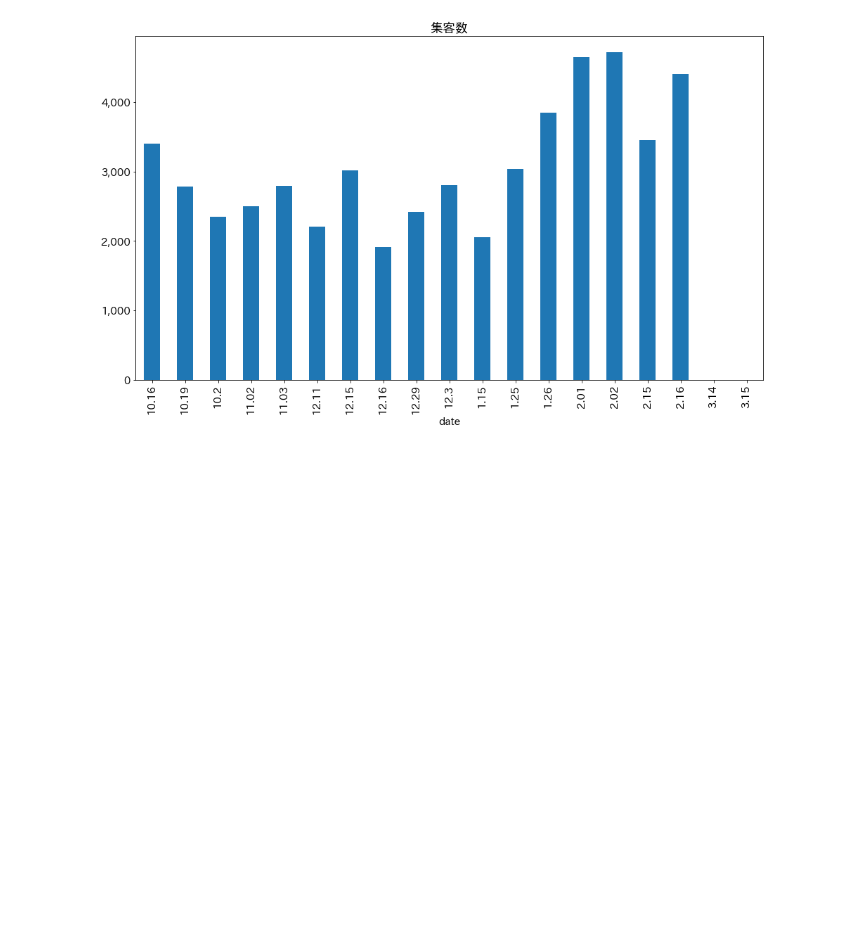
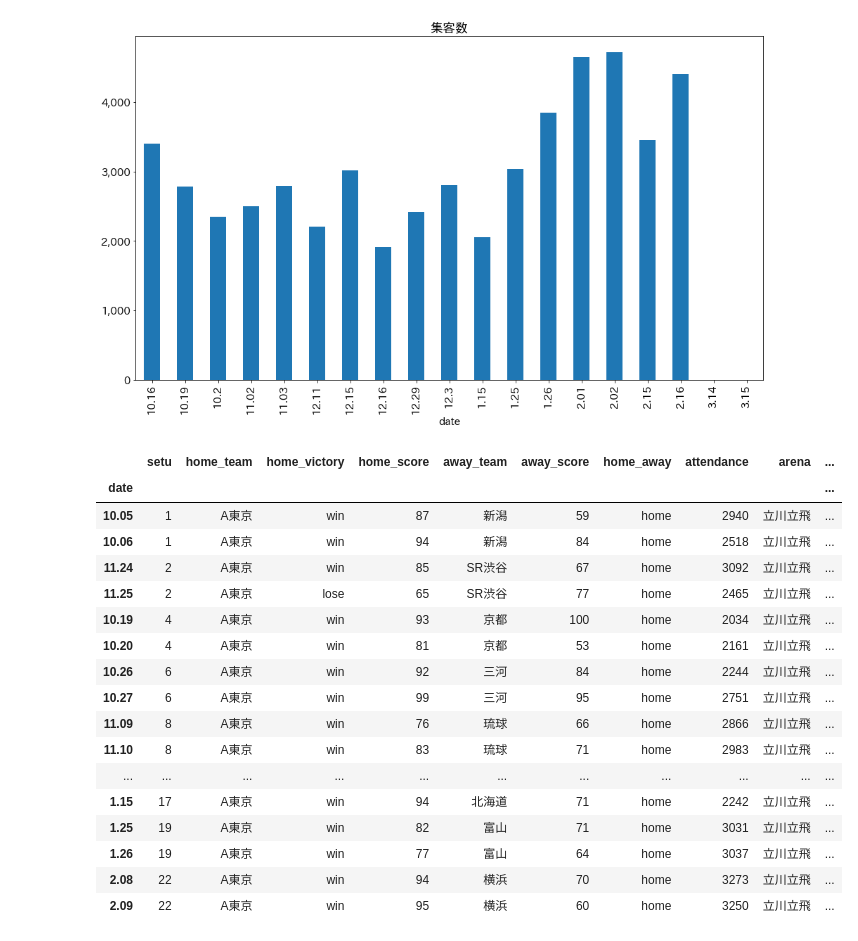
Before and after one commit to hikarut/Data-Science, a Jupyter notebook: notebooks/bleague/attendance/b1.ipynb, the cells around one changed output. Cells and saved outputs as stored; diff of their text form; code cells hidden in the pictures; blank space fills up the shorter version.

```diff
--- a/notebooks/bleague/attendance/b1.ipynb
+++ b/notebooks/bleague/attendance/b1.ipynb
@@ -237,3 +238,26 @@ sanen.attendance.plot(title='集客数', kind='bar', stacked=True, ax=ax)
 # %% [output]
 <matplotlib.axes._subplots.AxesSubplot at 0x...>
 [figure]
+# %%
+atokyo_data = b1[(b1['home_team'] == 'A東京') & (b1['home_away'] == 'home')]
+atokyo = atokyo_data.set_index('date')
+atokyo
+# %% [output]
+|  | setu | home_team | home_victory | home_score | away_team | away_score | home_away | attendance | arena | ... |
+| date |  |  |  |  |  |  |  |  |  | ... |
+| 10.05 | 1 | A東京 | win | 87 | 新潟 | 59 | home | 2940 | 立川立飛 | ... |
+| 10.06 | 1 | A東京 | win | 94 | 新潟 | 84 | home | 2518 | 立川立飛 | ... |
+| 11.24 | 2 | A東京 | win | 85 | SR渋谷 | 67 | home | 3092 | 立川立飛 | ... |
+| 11.25 | 2 | A東京 | lose | 65 | SR渋谷 | 77 | home | 2465 | 立川立飛 | ... |
+| 10.19 | 4 | A東京 | win | 93 | 京都 | 100 | home | 2034 | 立川立飛 | ... |
+| 10.20 | 4 | A東京 | win | 81 | 京都 | 53 | home | 2161 | 立川立飛 | ... |
+| 10.26 | 6 | A東京 | win | 92 | 三河 | 84 | home | 2244 | 立川立飛 | ... |
+| 10.27 | 6 | A東京 | win | 99 | 三河 | 95 | home | 2751 | 立川立飛 | ... |
+| 11.09 | 8 | A東京 | win | 76 | 琉球 | 66 | home | 2866 | 立川立飛 | ... |
+| 11.10 | 8 | A東京 | win | 83 | 琉球 | 71 | home | 2983 | 立川立飛 | ... |
+| ... | ... | ... | ... | ... | ... | ... | ... | ... | ... | ... |
+| 1.15 | 17 | A東京 | win | 94 | 北海道 | 71 | home | 2242 | 立川立飛 | ... |
+| 1.25 | 19 | A東京 | win | 82 | 富山 | 71 | home | 3031 | 立川立飛 | ... |
+| 1.26 | 19 | A東京 | win | 77 | 富山 | 64 | home | 3037 | 立川立飛 | ... |
+| 2.08 | 22 | A東京 | win | 94 | 横浜 | 70 | home | 3273 | 立川立飛 | ... |
+| 2.09 | 22 | A東京 | win | 95 | 横浜 | 60 | home | 3250 | 立川立飛 | ... |
```
Also changed, not shown: parts of 2 cells of this notebook.
